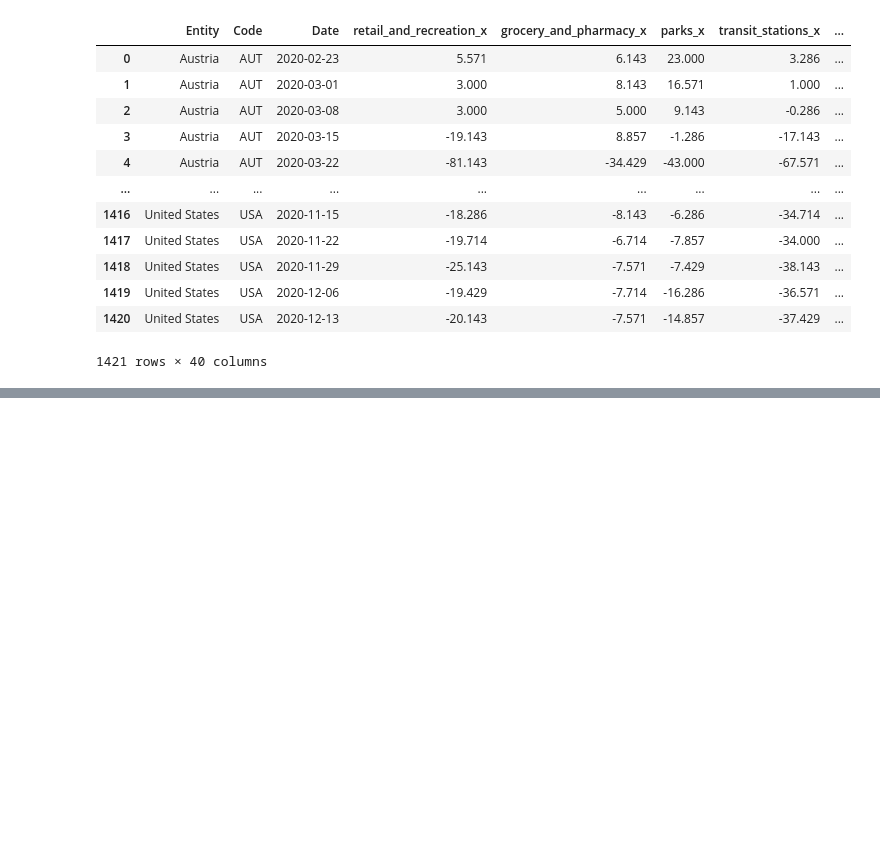
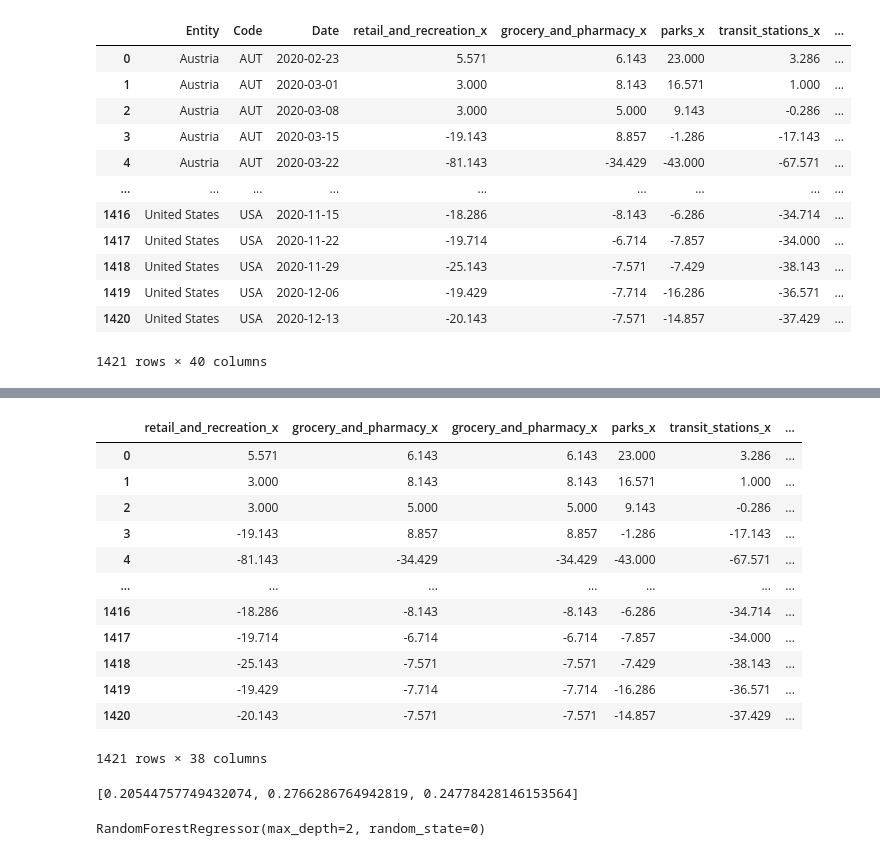
Before and after one commit to lucasbotellaroca/Covid-19_Reproduction_Rate_Estimator, a Jupyter notebook: data-cleaning.ipynb, the cells around one changed output, grey strips where cells are left out. Drawn from its saved outputs; the diff is of its cells as text; code cells hidden in the pictures; blank space fills up the shorter version.

```diff
--- a/data-cleaning.ipynb
+++ b/data-cleaning.ipynb
@@ -127,0 +164,30 @@ df_merge
+# %%
+df_merge=df_merge[['retail_and_recreation_x',
+       'grocery_and_pharmacy_x', 'parks_x', 'transit_stations_x',
+       'workplaces_x', 'residential_x', 'grocery_and_pharmacy_y',
+       'grocery_and_pharmacy_x', 'retail_and_recreation_y',
+       'grocery_and_pharmacy_y', 'parks_y', 'transit_stations_y',
+       'workplaces_y', 'residential_y', 'income_support',
+       'international_travel_controls', 'restriction_gatherings',
+       'restrictions_internal_movements', 'contact_tracing',
+       'transit_stations', 'residential', 'retail_and_recreation',
+       'public_information_campaigns', 'workplace_closures', 'debt_relief',
+       'facial_coverings', 'workplaces', 'testing_policy',
+       'stay_home_requirements', 'parks', 'school_closures',
+       'close_public_transport','Excess mortality P-scores, ages 85+', 'cancel_public_events']]
+# %%
+df_merge
+# %% [output]
+|  | retail_and_recreation_x | grocery_and_pharmacy_x | grocery_and_pharmacy_x | parks_x | transit_stations_x | ... |
+| 0 | 5.571 | 6.143 | 6.143 | 23.000 | 3.286 | ... |
+| 1 | 3.000 | 8.143 | 8.143 | 16.571 | 1.000 | ... |
+| 2 | 3.000 | 5.000 | 5.000 | 9.143 | -0.286 | ... |
+| 3 | -19.143 | 8.857 | 8.857 | -1.286 | -17.143 | ... |
+| 4 | -81.143 | -34.429 | -34.429 | -43.000 | -67.571 | ... |
+| ... | ... | ... | ... | ... | ... | ... |
+| 1416 | -18.286 | -8.143 | -8.143 | -6.286 | -34.714 | ... |
+| 1417 | -19.714 | -6.714 | -6.714 | -7.857 | -34.000 | ... |
+| 1418 | -25.143 | -7.571 | -7.571 | -7.429 | -38.143 | ... |
+| 1419 | -19.429 | -7.714 | -7.714 | -16.286 | -36.571 | ... |
+| 1420 | -20.143 | -7.571 | -7.571 | -14.857 | -37.429 | ... |
+1421 rows × 38 columns
@@ -127,0 +212,19 @@ df_merge
+# %%
+model = LinearRegression()
+scores = []
+kfold = KFold(n_splits=3, shuffle=True, random_state=42)
+for i, (train, test) in enumerate(kfold.split(X, y)):
+ model.fit(X.iloc[train,:], y.iloc[train,:])
+ score = model.score(X.iloc[test,:], y.iloc[test,:])
+ scores.append(score)
+print(scores)
+# %% [output]
+[0.20544757749432074, 0.2766286764942819, 0.24778428146153564]
+# %%
+from sklearn.ensemble import RandomForestRegressor
+from sklearn.datasets import make_regression
+
+regr = RandomForestRegressor(max_depth=2, random_state=0)
+regr.fit(X, y)
+# %% [output]
+RandomForestRegressor(max_depth=2, random_state=0)
```
Also changed, not shown: parts of 7 cells of this notebook.
